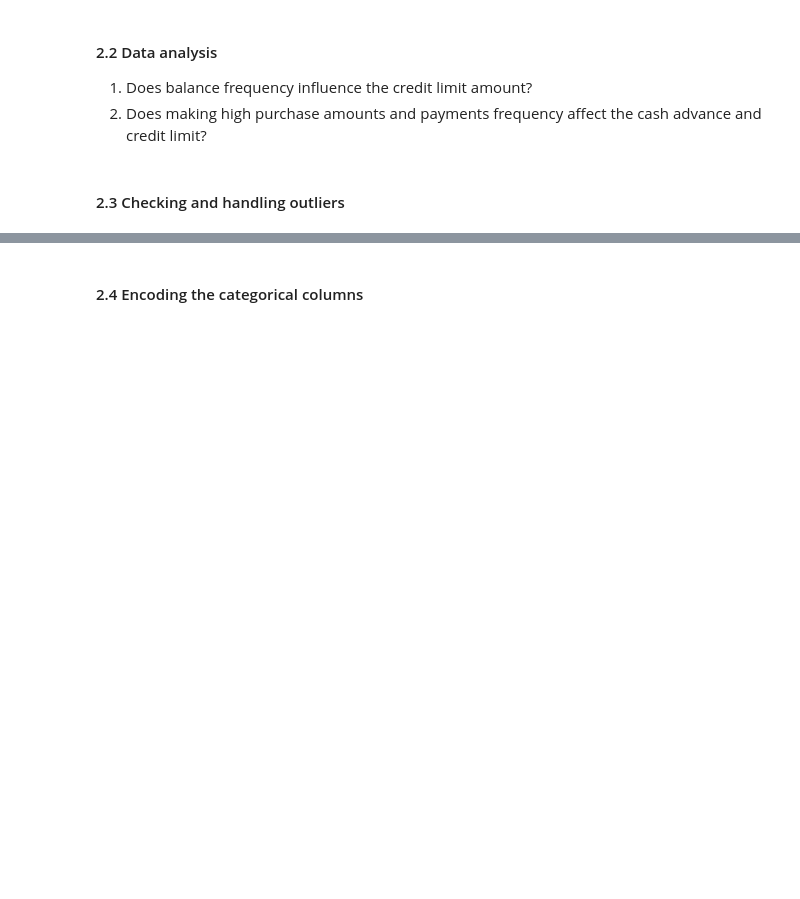
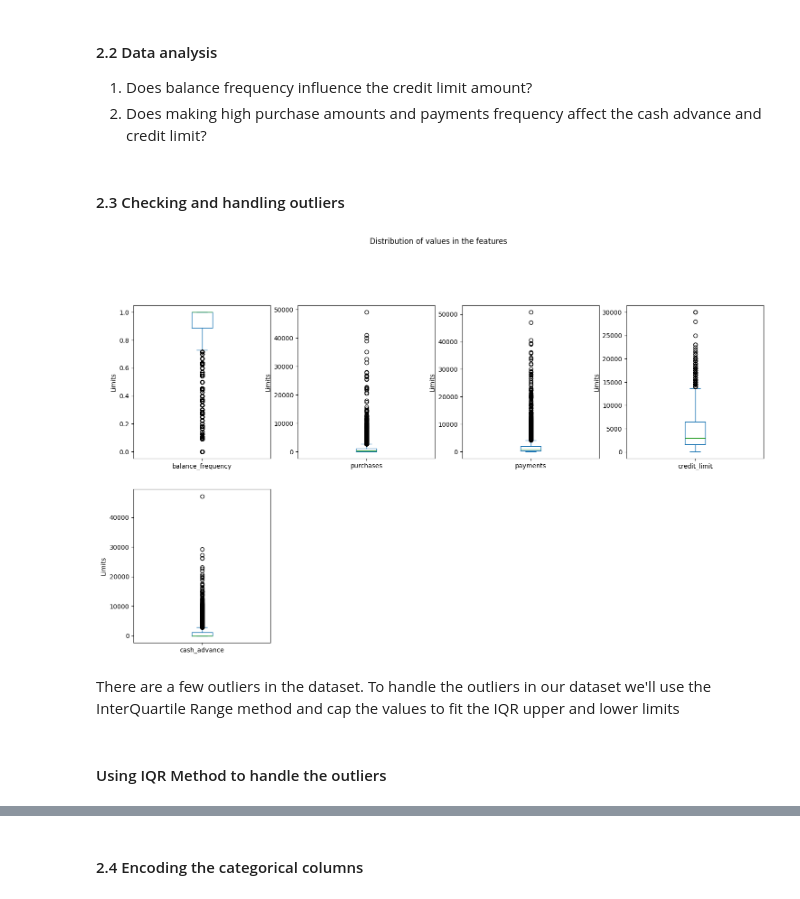
Before and after one commit to normanmunge/credit-card-clustering, a Jupyter notebook: credit-card-clustering.ipynb, the cells around one changed output, grey strips where cells are left out. Cells and saved outputs as stored; diff of their text form; code cells hidden in the pictures; blank space fills up the shorter version.

Commit message:
Checks & handles outliers, checks for correlation btn our data points:

```diff
--- a/credit-card-clustering.ipynb
+++ b/credit-card-clustering.ipynb
@@ -121,3 +121,13 @@ np.int64(0)
 2. Does making high purchase amounts and payments frequency affect the cash advance and credit limit?
 # %% [markdown]
 #### 2.3 Checking and handling outliers
+# %%
+# Create a boxplot to see the distribution of data basing on the upper and lower percentiles
+df.plot(kind ='box', subplots=True, figsize=(18,15), layout =(3,4), ylabel='Limits', title='Distribution of values in the features')
+plt.show()
+# %% [output]
+[figure, added]
+# %% [markdown]
+There are a few outliers in the dataset. To handle the outliers in our dataset we'll use the InterQuartile Range method and cap the values to fit the IQR upper and lower limits
+# %% [markdown]
+#### Using IQR Method to handle the outliers
```
Also changed, not shown: parts of 10 cells of this notebook.
